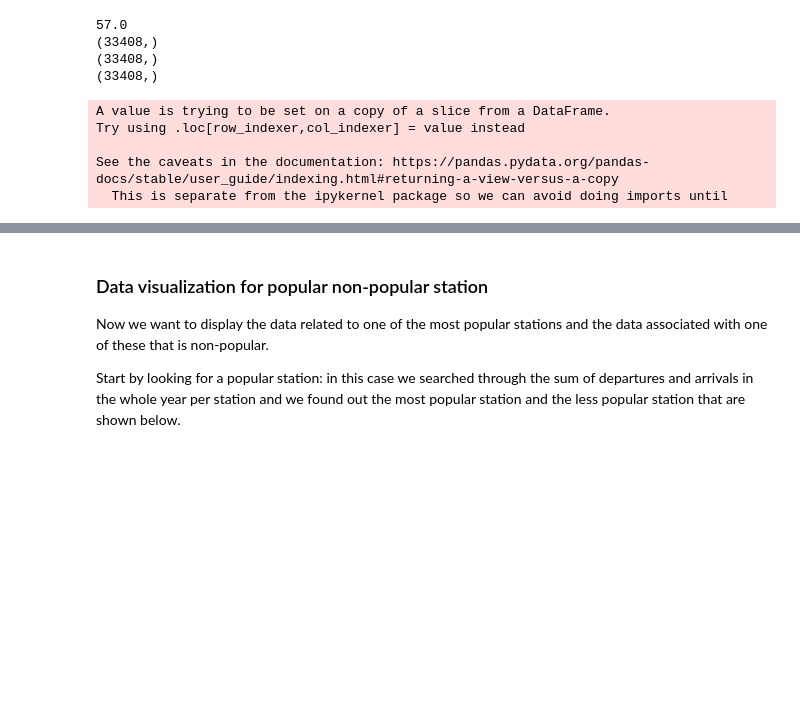
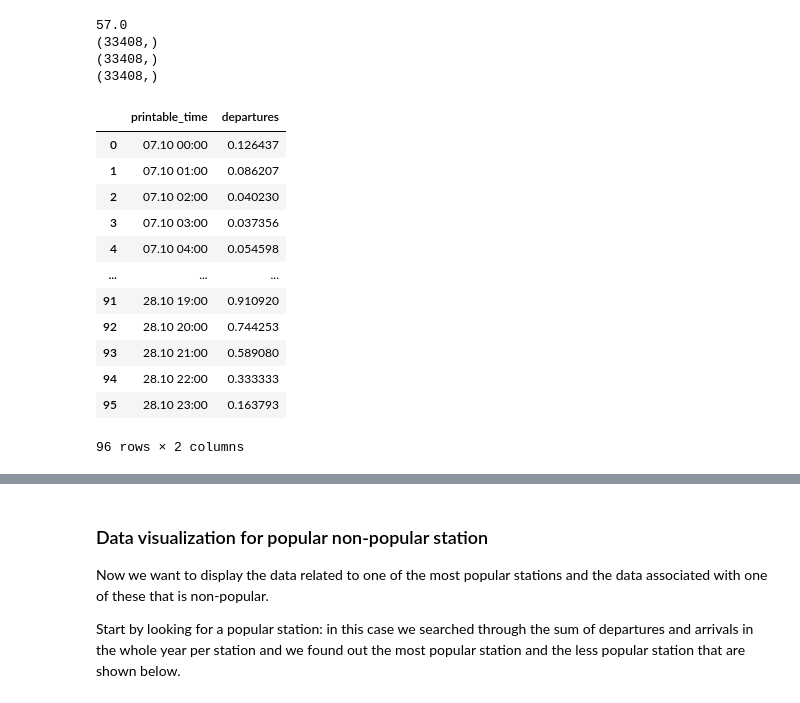
Before and after one commit to giacomogreggio/HSL-citybikes-predictor, a Jupyter notebook: HSL_citybikes_predictor.ipynb, the cells around one changed output, grey strips where cells are left out. Drawn from its saved outputs; the diff is of its cells as text; code cells hidden in the pictures; blank space fills up the shorter version.

```diff
--- a/HSL_citybikes_predictor.ipynb
+++ b/HSL_citybikes_predictor.ipynb
@@ -406,11 +406,22 @@ print(weather_monday.shape)
 (33408,)
 # %%
 # Alternative way to get the data
-all_data_october_mondays = all_data.loc[(all_data["month"] == 10) & (all_data["weekday"] == 0),:]
+all_data_october_mondays = all_data.loc[(all_data["month"] == 10) & (all_data["weekday"] == 0),["datetime", "departures"]]
 all_data_october_mondays["printable_time"] = all_data_october_mondays.loc[:,"datetime"].dt.strftime('%d.%m %H:%M')
+all_data_october_mondays_grouped = all_data_october_mondays.groupby("printable_time", as_index=False).mean()
-# %% [output]
-A value is trying to be set on a copy of a slice from a DataFrame.
-Try using .loc[row_indexer,col_indexer] = value instead
-
-See the caveats in the documentation: https://pandas.pydata.org/pandas-docs/stable/user_guide/indexing.html#returning-a-view-versus-a-copy
-  This is separate from the ipykernel package so we can avoid doing imports until
+# %%
+all_data_october_mondays_grouped
+# %% [output]
+|  | printable_time | departures |
+| 0 | 07.10 00:00 | 0.126437 |
+| 1 | 07.10 01:00 | 0.086207 |
+| 2 | 07.10 02:00 | 0.040230 |
+| 3 | 07.10 03:00 | 0.037356 |
+| 4 | 07.10 04:00 | 0.054598 |
+| ... | ... | ... |
+| 91 | 28.10 19:00 | 0.910920 |
+| 92 | 28.10 20:00 | 0.744253 |
+| 93 | 28.10 21:00 | 0.589080 |
+| 94 | 28.10 22:00 | 0.333333 |
+| 95 | 28.10 23:00 | 0.163793 |
+96 rows × 2 columns
```
Also changed, not shown: parts of 3 cells of this notebook.
